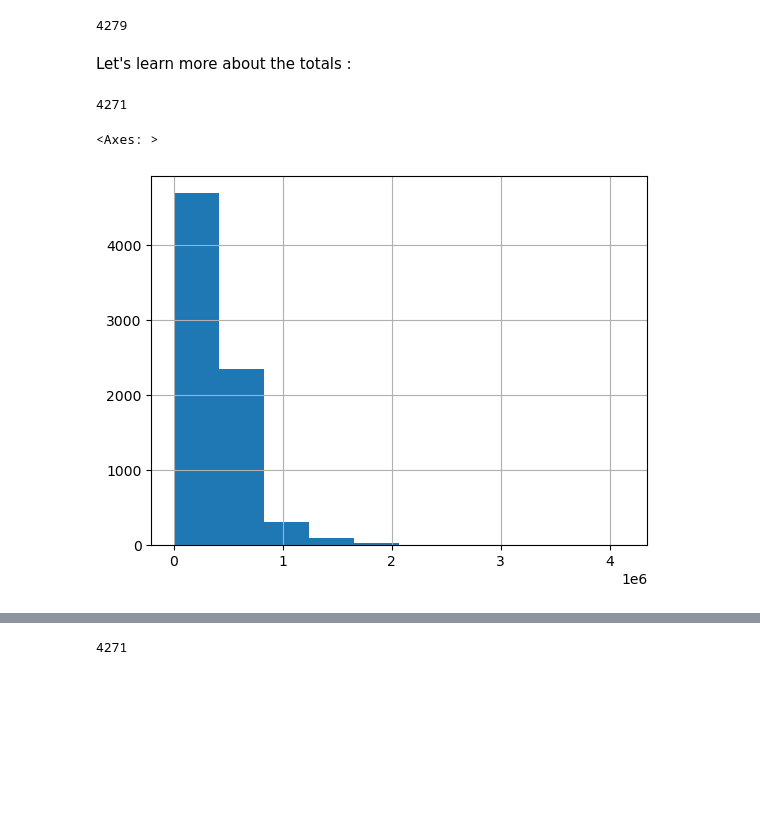
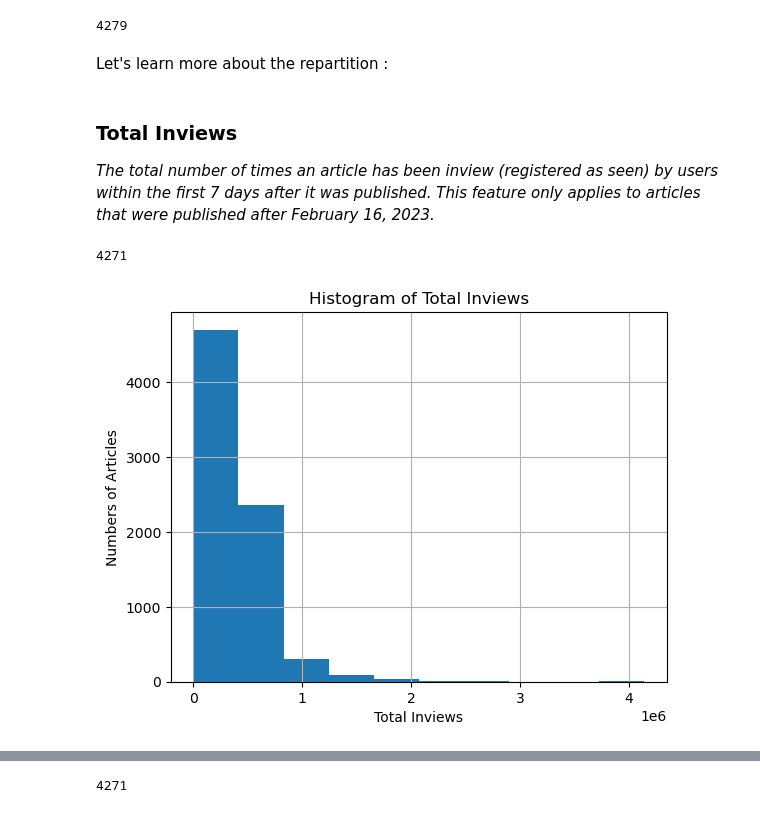
Before and after one commit to ValentinTournier/project_TDT4215, a Jupyter notebook: articles_analysis.ipynb, the cells around one changed output, grey strips where cells are left out. Drawn from its saved outputs; the diff is of its cells as text; code cells hidden in the pictures; blank space fills up the shorter version.

Commit message:
article_analysis last update before mid-term pres

```diff
--- a/articles_analysis.ipynb
+++ b/articles_analysis.ipynb
@@ -95,7 +57,10 @@ articles.loc[:,['total_inviews','total_pageviews','total_read_time']].isna().any
 # %% [output]
 4279
 # %% [markdown]
-Let's learn more about the totals :
+Let's learn more about the repartition :
+# %% [markdown]
+### Total Inviews
+*The total number of times an article has been inview (registered as seen) by users within the first 7 days after it was published. This feature only applies to articles that were published after February 16, 2023.*
 # %%
 articles.loc[:,'total_inviews'].isna().sum()
 # %% [output]
@@ -103,6 +68,9 @@ articles.loc[:,'total_inviews'].isna().sum()
 # %%
 total_inviews_df = articles.loc[:,'total_inviews'].dropna()
 total_inviews_df.hist()
+plt.xlabel('Total Inviews')
+plt.ylabel('Numbers of Articles')
+plt.title('Histogram of Total Inviews')
+plt.show()
 # %% [output]
-<Axes: >
-[figure, old version]
+[figure, new version]
```
Also changed, not shown: parts of 34 cells of this notebook, 2 other files.
